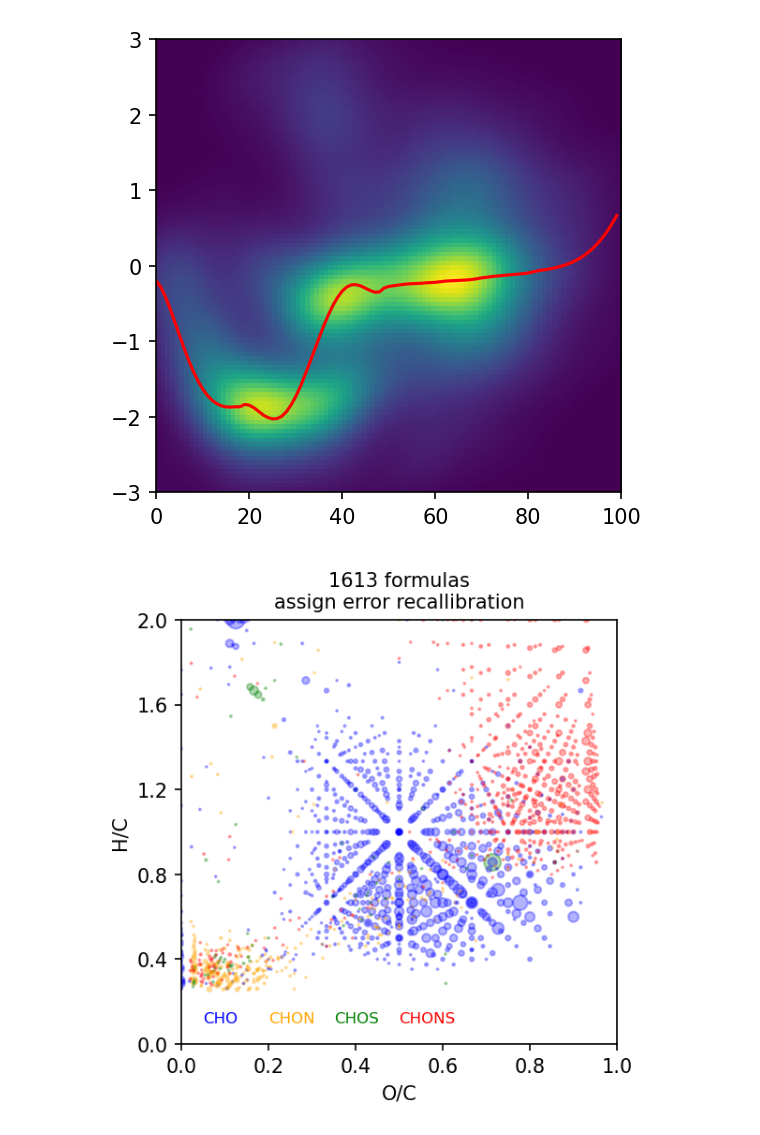
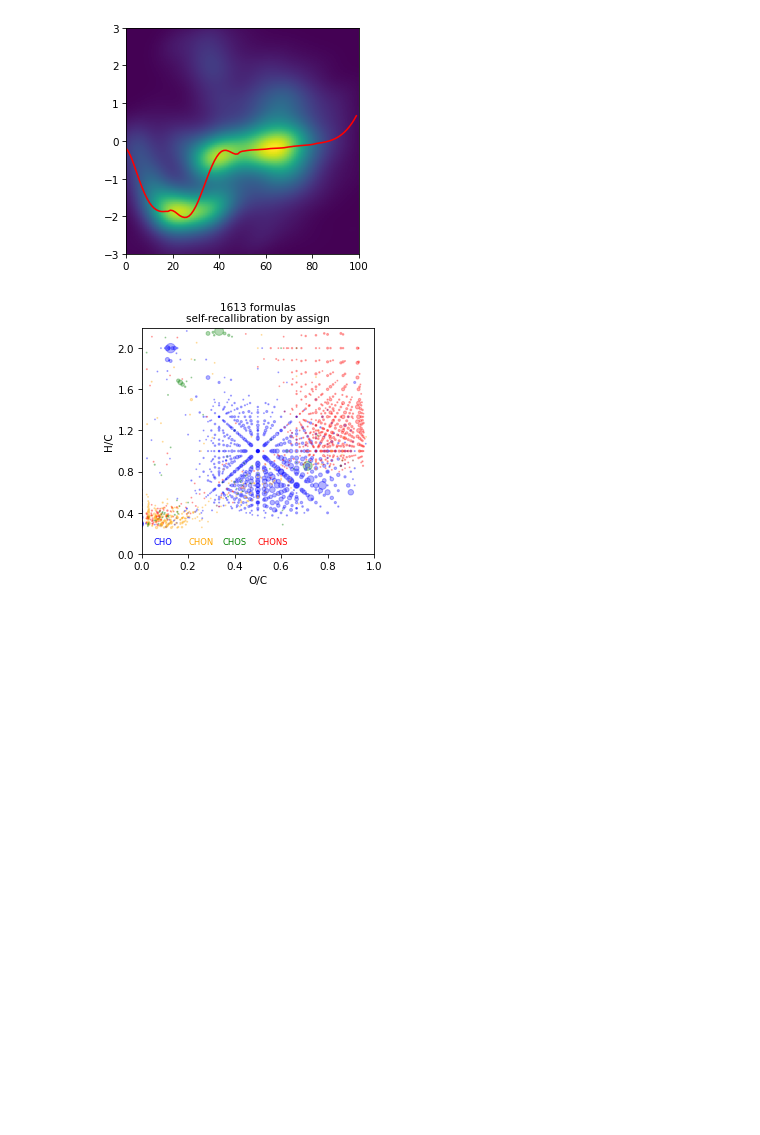
Before and after one commit to NOMspectra/NOMspectra, a Jupyter notebook: recallibration_example.ipynb, the cells around one changed output. Saved outputs shown, nothing was run; the diff lists cells and outputs as text; code cells hidden in the pictures; blank space fills up the shorter version.

```diff
--- a/recallibration_example.ipynb
+++ b/recallibration_example.ipynb
@@ -75,10 +64,8 @@ spec = MassSpectrum().load(filename="data/bad_masslist.txt",
                             treshold=50
                             )
 
-spec = spec.assign(elems='CHON', rel_error=3)
+spec = spec.assign(rel_error=3)
 spec = spec.recallibrate_by_assign()
-spec = spec.assign(elems='CHON', rel_error=0.5)
-fig, ax = plt.subplots(figsize=(4, 4), dpi=150)
-vk = VanKrevelen(spec.table, name='assign error recallibration')
-vk.draw_scatter(ax=ax)
+spec = spec.assign()
+vk = VanKrevelen(spec.table, name='self-recallibration by assign').draw_scatter()
 # %% [output]
@@ -87,2 +74,2 @@ vk.draw_scatter(ax=ax)
-[figure, old version]
+[figure, new version]
-[figure, old version]
+[figure, new version]
```
Also changed, not shown: parts of 9 cells of this notebook, 8 other files.
